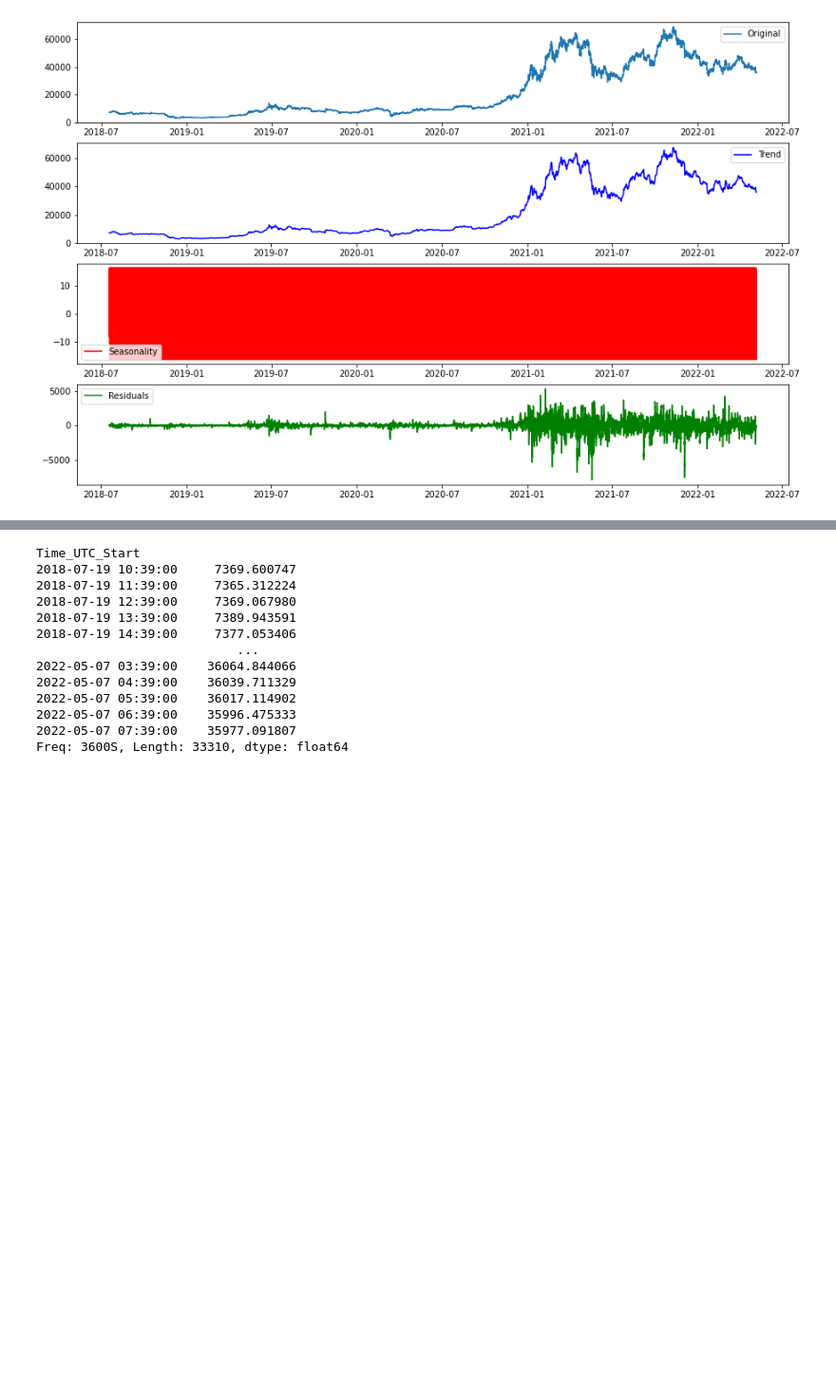
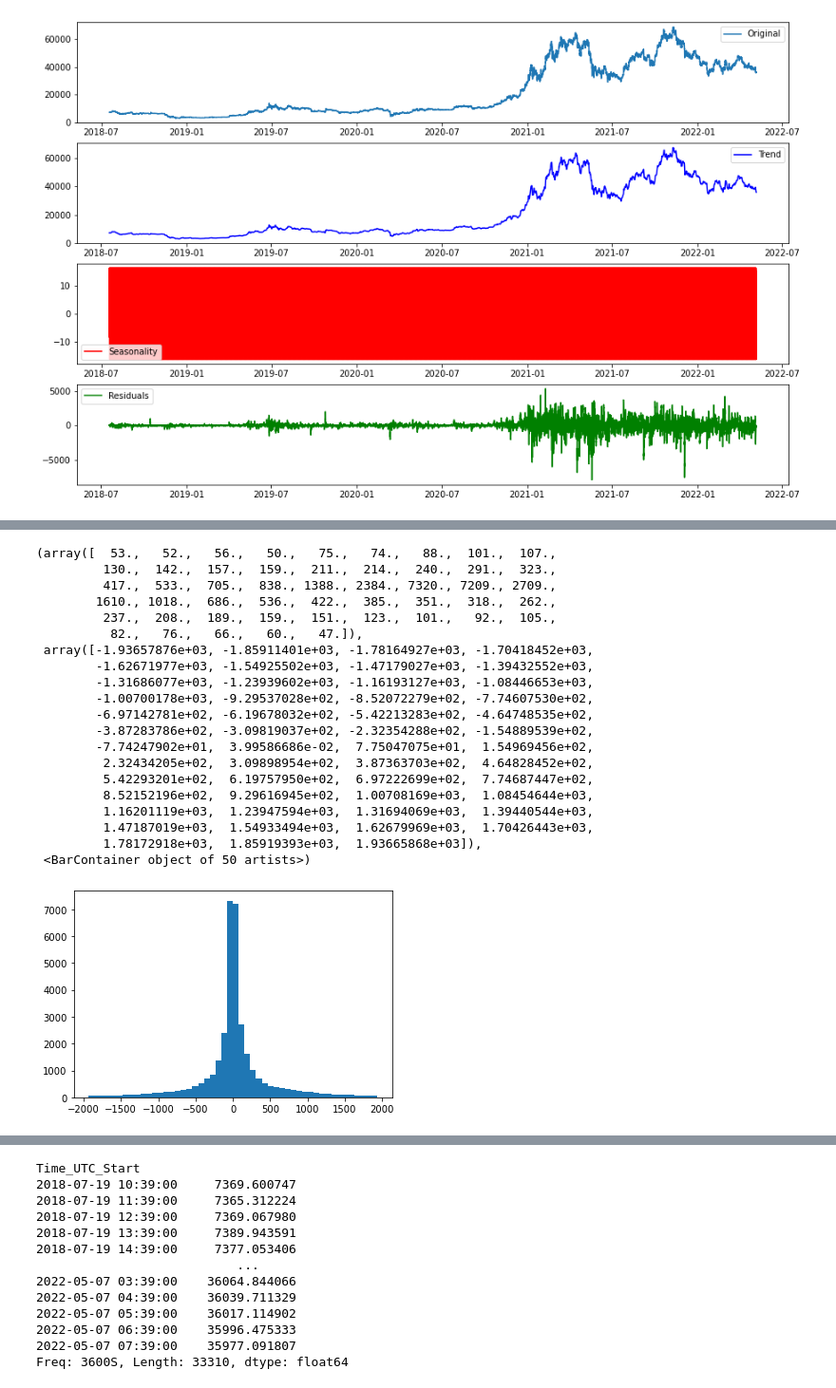
Before and after one commit to NgTMDuc/Bitcoin_Price_Prediction, a Jupyter notebook: component_analysis.ipynb, the cells around one changed output, grey strips where cells are left out. Shown at 95% size. Drawn from its saved outputs; the diff is of its cells as text; code cells hidden in the pictures; blank space fills up the shorter version.

```diff
--- a/component_analysis.ipynb
+++ b/component_analysis.ipynb
@@ -155,0 +141,28 @@ plt.hist(est_residual.dropna(), bins = 50)
+# %%
+est_residual.dropna(inplace=True)
+# %%
+residual = ((est_residual <= 645.5928791169954 * 3) * (est_residual >= -645.5928791169954 * 3) * est_residual).fillna(method='ffill')
+# %%
+plt.hist(residual, bins=50)
+# %% [output]
+(array([  53.,   52.,   56.,   50.,   75.,   74.,   88.,  101.,  107.,
+         130.,  142.,  157.,  159.,  211.,  214.,  240.,  291.,  323.,
+         417.,  533.,  705.,  838., 1388., 2384., 7320., 7209., 2709.,
+        1610., 1018.,  686.,  536.,  422.,  385.,  351.,  318.,  262.,
+         237.,  208.,  189.,  159.,  151.,  123.,  101.,   92.,  105.,
+          82.,   76.,   66.,   60.,   47.]),
+ array([-1.93657876e+03, -1.85911401e+03, -1.78164927e+03, -1.70418452e+03,
+        -1.62671977e+03, -1.54925502e+03, -1.47179027e+03, -1.39432552e+03,
+        -1.31686077e+03, -1.23939602e+03, -1.16193127e+03, -1.08446653e+03,
+        -1.00700178e+03, -9.29537028e+02, -8.52072279e+02, -7.74607530e+02,
+        -6.97142781e+02, -6.19678032e+02, -5.42213283e+02, -4.64748535e+02,
+        -3.87283786e+02, -3.09819037e+02, -2.32354288e+02, -1.54889539e+02,
+        -7.74247902e+01,  3.99586686e-02,  7.75047075e+01,  1.54969456e+02,
+         2.32434205e+02,  3.09898954e+02,  3.87363703e+02,  4.64828452e+02,
+         5.42293201e+02,  6.19757950e+02,  6.97222699e+02,  7.74687447e+02,
+         8.52152196e+02,  9.29616945e+02,  1.00708169e+03,  1.08454644e+03,
+         1.16201119e+03,  1.23947594e+03,  1.31694069e+03,  1.39440544e+03,
+         1.47187019e+03,  1.54933494e+03,  1.62679969e+03,  1.70426443e+03,
+         1.78172918e+03,  1.85919393e+03,  1.93665868e+03]),
+ <BarContainer object of 50 artists>)
+[figure, added]
```
Also changed, not shown: parts of 16 cells of this notebook.
